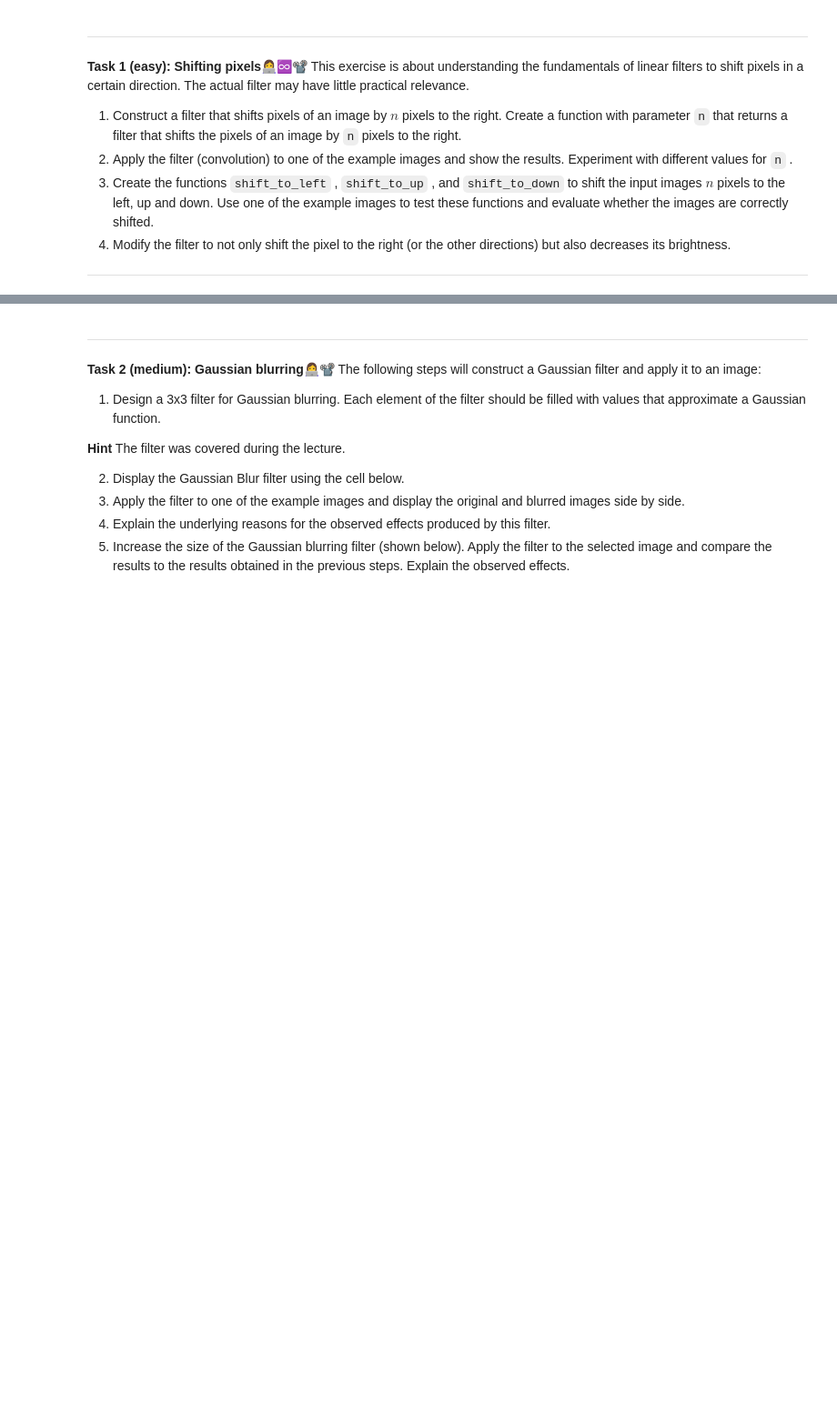
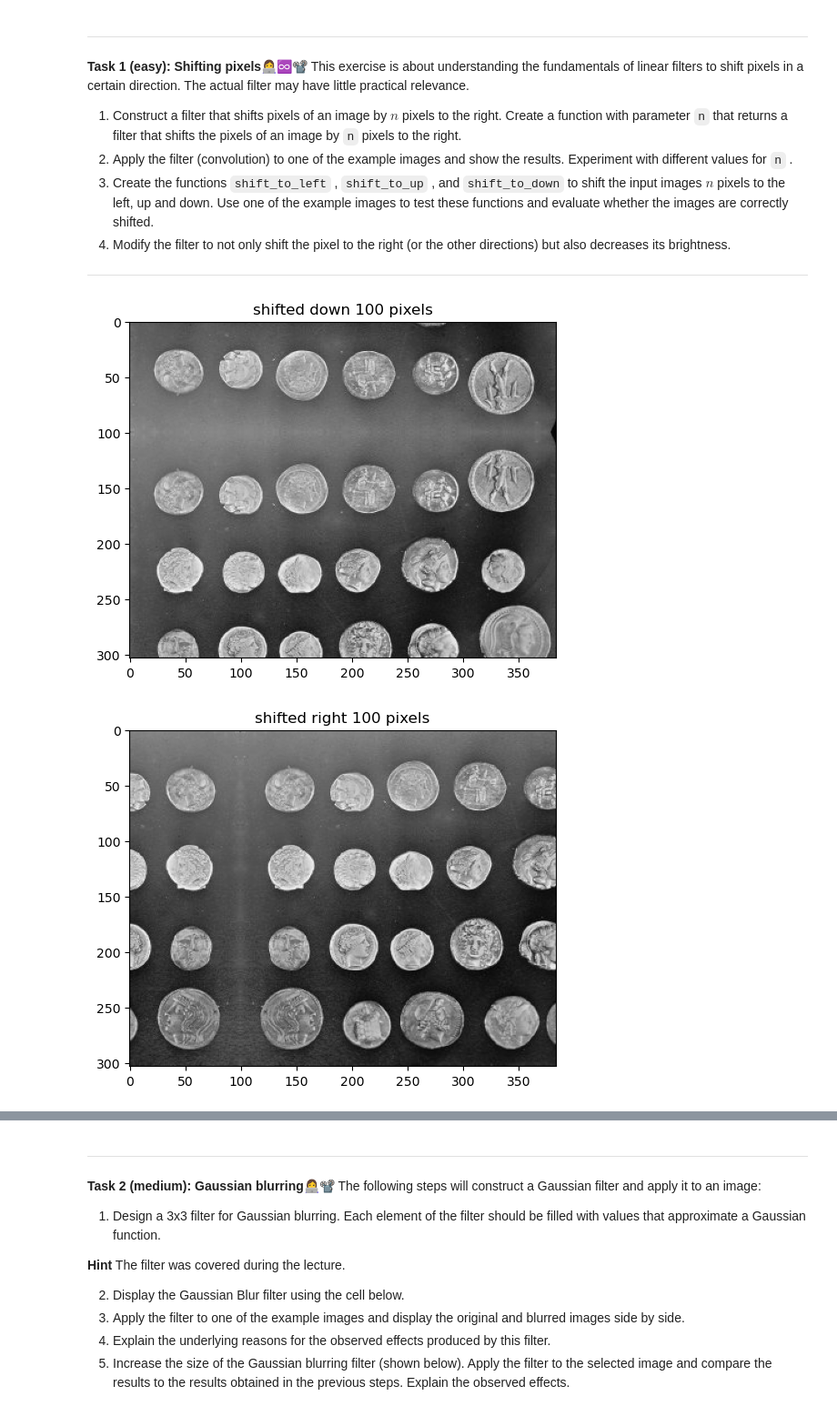
Before and after one commit to Casper2411/MachineLearningExercises, a Jupyter notebook: W08/02-filter_basics.ipynb, the cells around one changed output, grey strips where cells are left out. Shown at 91% size. Cells and saved outputs as stored; diff of their text form; code cells hidden in the pictures; blank space fills up the shorter version.

```diff
--- a/W08/02-filter_basics.ipynb
+++ b/W08/02-filter_basics.ipynb
@@ -69,9 +73,70 @@ This exercise is about understanding the fundamentals of linear filters to shift
 # %%
 def shift_to_right(n):
     """
     Param n: number of pixels to shift to the right.
 
     Returns: filter for shifting.
     """
-    # write your solution here
-    ...
+    shift_filter = np.zeros((1,2*n+1)) # 2*n due to the filter choosing the middle value for the pixel
+    shift_filter[0,2*n] = 1
+    return shift_filter
+
+#plt.imshow(data.coins(), cmap='gray')
+#plt.imshow(convolve(data.coins(), shift_to_right(100)), cmap='gray')
+
+def shift_to_left(n):
+    """
+    Param n: number of pixels to shift to the left.
+
+    Returns: filter for shifting.
+    """
+    shift_filter = np.zeros((1,2*n+1)) # 2*n due to the filter choosing the middle value for the pixel
+    shift_filter[0,0] = 1
+    return shift_filter
+
+def shift_to_up(n):
+    """
+    Param n: number of pixels to shift upwards.
+
+    Returns: filter for shifting.
+    """
+    shift_filter = np.zeros((2*n+1,1)) # 2*n due to the filter choosing the middle value for the pixel
+    shift_filter[0,0] = 1
+    return shift_filter
+
+def shift_to_down(n):
+    """
+    Param n: number of pixels to shift downwards.
+
+    Returns: filter for shifting.
+    """
+    shift_filter = np.zeros((2*n+1,1)) # 2*n due to the filter choosing the middle value for the pixel
+    shift_filter[2*n,0] = 1
+    return shift_filter
+
+def shift_to_down_and_lower_brightness(n):
+    """
+    Param n: number of pixels to shift downwards.
+
+    Returns: filter for shifting.
+    """
+    shift_filter = np.zeros((2*n+1,1)) # 2*n due to the filter choosing the middle value for the pixel
+    shift_filter[2*n,0] = 0.03 # decreased brightness
+    return shift_filter
+
+
+plt.title("shifted down 100 pixels")
+plt.imshow(convolve(data.coins(), shift_to_down(100)), cmap='gray')
+plt.show()
+
+plt.title("shifted right 100 pixels")
+plt.imshow(convolve(data.coins(), shift_to_right(100)), cmap='gray')
+plt.show()
+
+plt.figure()
+plt.title("shifted down 100 pixels, and lowered brightness")
+plt.imshow(convolve(data.coins(), shift_to_down_and_lower_brightness(100)), cmap='gray')
+plt.show()
+# %% [output]
+[figure, added]
+[figure, added]
```
Also changed, not shown: parts of 7 cells of this notebook, 2 other files.
